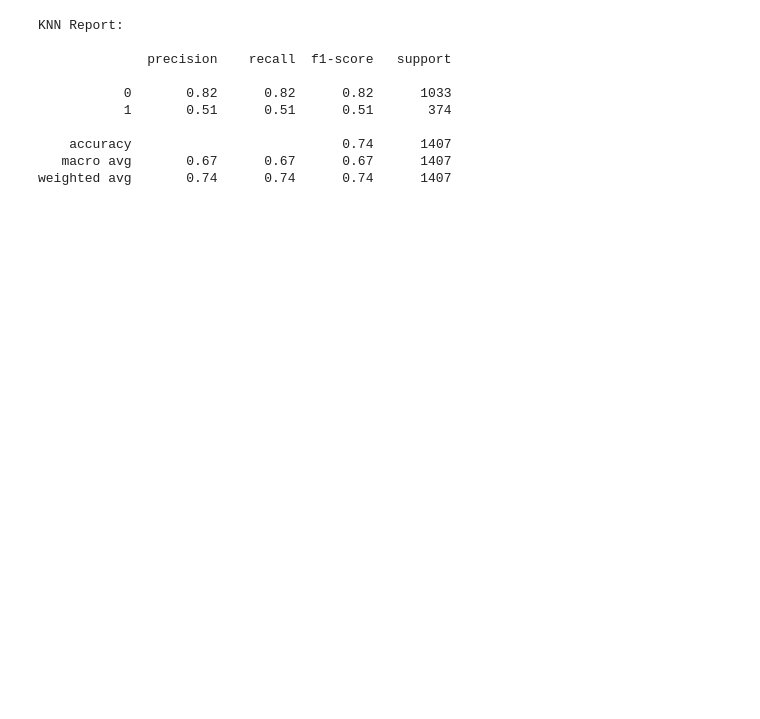
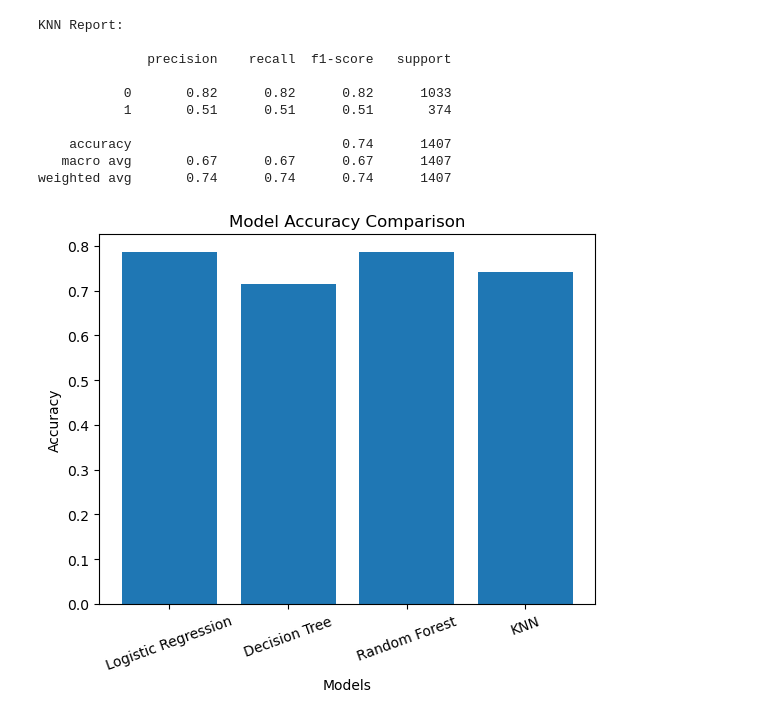
Before and after one commit to kavi20002/ML-Customer-Churn-Analysis, a Jupyter notebook: notebooks/Customer_Churn_Analysis.ipynb, the cells around one changed output. Cells and saved outputs as stored; diff of their text form; code cells hidden in the pictures; blank space fills up the shorter version.

Commit message:
Completed model evaluation and analysis

```diff
--- a/notebooks/Customer_Churn_Analysis.ipynb
+++ b/notebooks/Customer_Churn_Analysis.ipynb
@@ -266,3 +270,18 @@ KNN Report:
     accuracy                           0.74      1407
    macro avg       0.67      0.67      0.67      1407
 weighted avg       0.74      0.74      0.74      1407
+# %%
+import matplotlib.pyplot as plt
+
+models = ["Logistic Regression", "Decision Tree", "Random Forest", "KNN"]
+accuracies = [acc_lr, acc_dt, acc_rf, acc_knn]
+
+plt.figure()
+plt.bar(models, accuracies)
+plt.title("Model Accuracy Comparison")
+plt.xlabel("Models")
+plt.ylabel("Accuracy")
+plt.xticks(rotation=20)
+plt.show()
+# %% [output]
+[figure, added]
```
Also changed, not shown: parts of 9 cells of this notebook, 4 other files.
